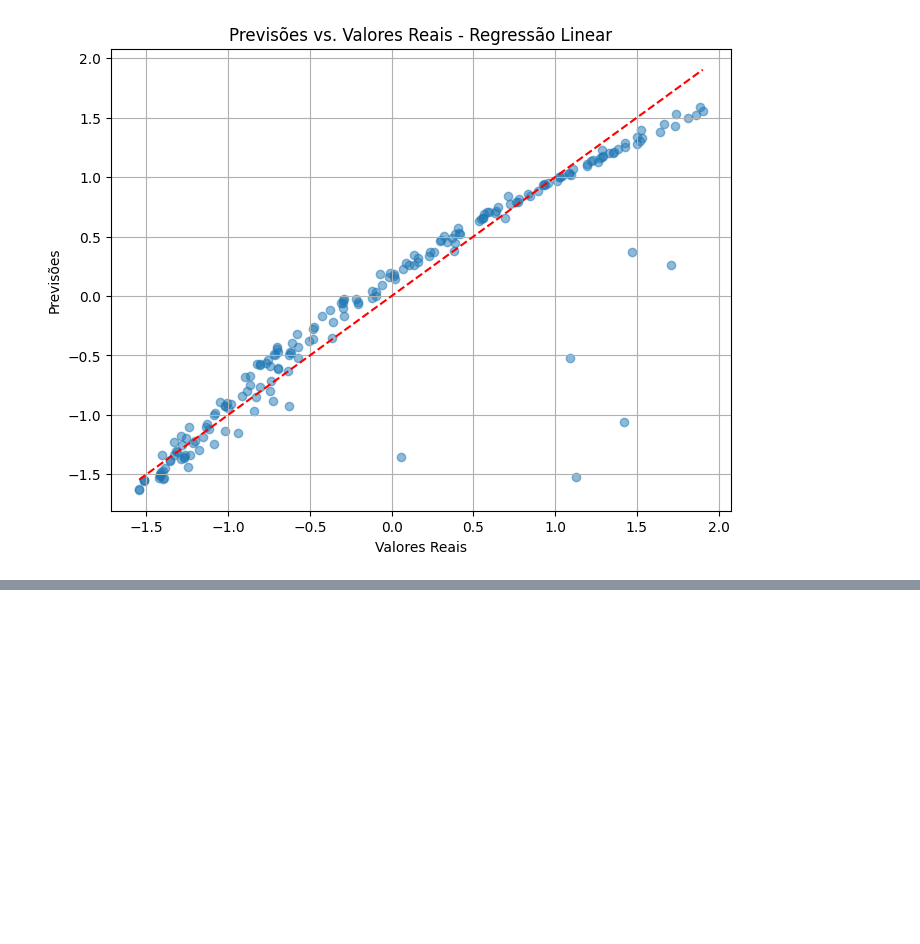
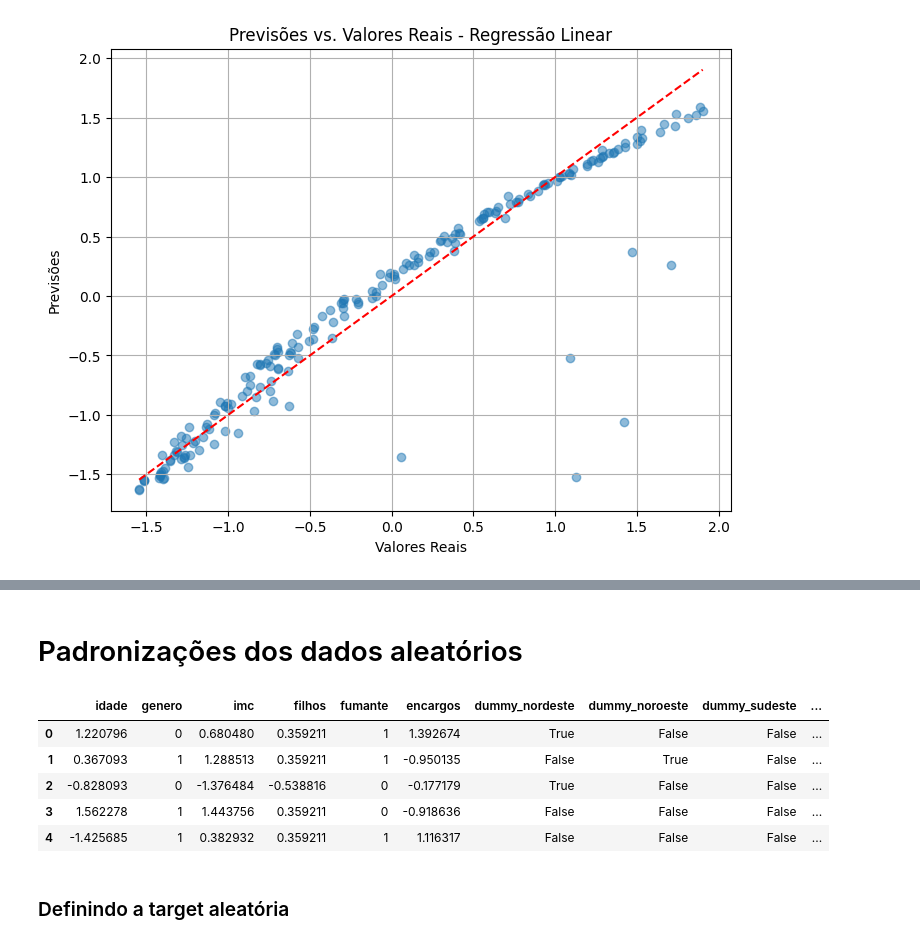
Before and after one commit to jordanmsouza/TechChallenge_Fase1_Grupo4, a Jupyter notebook: Tech_Challange_Fase1_Grupo4.ipynb, the cells around one changed output, grey strips where cells are left out. Cells and saved outputs as stored; diff of their text form; code cells hidden in the pictures; blank space fills up the shorter version.

Commit message:
Implementação de input aleatório

```diff
--- a/Tech_Challange_Fase1_Grupo4.ipynb
+++ b/Tech_Challange_Fase1_Grupo4.ipynb
@@ -551,0 +608,2 @@ Ao analisarmos o grafico verifcamos que apesar de não estarem todos sobre a ret
+# %% [markdown]
+# Padronizações dos dados aleatórios
@@ -551,0 +621,11 @@ Ao analisarmos o grafico verifcamos que apesar de não estarem todos sobre a ret
+# %%
+dados_aleatorios.head()
+# %% [output]
+|  | idade | genero | imc | filhos | fumante | encargos | dummy_nordeste | dummy_noroeste | dummy_sudeste | ... |
+| 0 | 1.220796 | 0 | 0.680480 | 0.359211 | 1 | 1.392674 | True | False | False | ... |
+| 1 | 0.367093 | 1 | 1.288513 | 0.359211 | 1 | -0.950135 | False | True | False | ... |
+| 2 | -0.828093 | 0 | -1.376484 | -0.538816 | 0 | -0.177179 | True | False | False | ... |
+| 3 | 1.562278 | 1 | 1.443756 | 0.359211 | 0 | -0.918636 | False | False | False | ... |
+| 4 | -1.425685 | 1 | 0.382932 | 0.359211 | 1 | 1.116317 | False | False | False | ... |
+# %% [markdown]
+### Definindo a target aleatória
```
Also changed, not shown: parts of 33 cells of this notebook.
